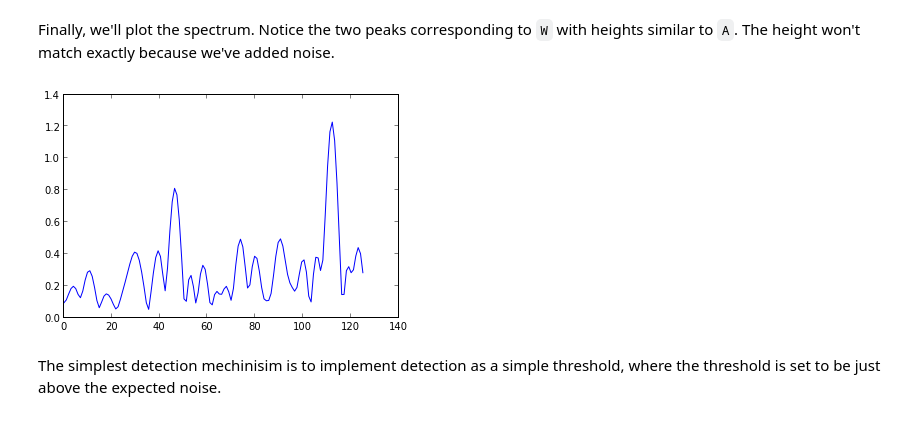
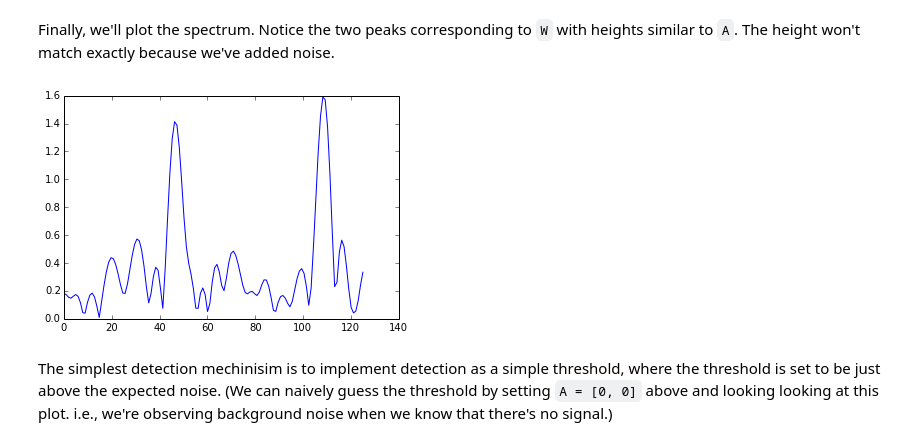
Before and after one commit to tomwhipple/tomwhipple.github.com, a Jupyter notebook: projects/explorations/basic-signal-processing-example.ipynb, the cells around one changed output. Cells and saved outputs as stored; diff of their text form; code cells hidden in the pictures.

```diff
--- a/projects/explorations/basic-signal-processing-example.ipynb
+++ b/projects/explorations/basic-signal-processing-example.ipynb
@@ -30,8 +31,8 @@ t = matrix(linspace(0, t_max, num=F_samp*t_max))
 # %% [markdown]
 Set the amplitude (`A`) and frequecny (`W`) of our example signals.
 # %%
-A = matrix("[.7 .9]")
-W = matrix("[45 136]")
+A = np.matrix("[1.0 1.4]")
+W = np.matrix("[45 106]")
 # %% [markdown]
 Now, construct the signal, including a random noise component. This is the signal that would be observed by the reciever.
 # %%
@@ -48,20 +51,20 @@ Typically, we want to know frequencies of any recieved signals. So, use a fast f
 We'll also normalize so that the reported amplitude (y-axis) is in the correct range.
 # %%
 F_max = nextpow2(F_samp)
-spec = fft(sig, F_max)/(F_samp*t_max)
+spec = np.fft.fft(sig, F_max)/(F_samp*t_max)
 # %% [markdown]
 Create the observed frequency values (x-axis). The Nyquist theorem tells us that the maximum frequency we can observe is half of the sample frequency, so we'll use `F_max/2` as the upper limit.
 # %%
-F_obs = matrix(F_samp/2*linspace(0, 1, F_max/2))
+F_obs = F_samp/2*linspace(0, 1, F_max/2)
 # %% [markdown]
 Also as a consequence of Nyquist, the spectrum returned by the fft is approximately symetric about the y-axis. Typically, we'll only plot the positive half of the graph.
 # %%
-spec_2 = 2*abs( spec[:,0:(F_max/2)] )
+spec_2 = np.squeeze(2*abs( spec[:,0:(F_max/2)] ))
 # %% [markdown]
 Finally, we'll plot the spectrum. Notice the two peaks corresponding to `W` with heights similar to `A`. The height won't match exactly because we've added noise.
 # %%
-plot(F_obs.T, spec_2.T);
+plot(F_obs, spec_2);
 # %% [output]
-[figure, old version]
+[figure, new version]
 # %% [markdown]
-The simplest detection mechinisim is to implement detection as a simple threshold, where the threshold is set to be just above the expected noise.
+The simplest detection mechinisim is to implement detection as a simple threshold, where the threshold is set to be just above the expected noise. (We can naively guess the threshold by setting `A = [0, 0]` above and looking looking at this plot. i.e., we're observing background noise when we know that there's no signal.)
```
Also changed, not shown: parts of 17 cells of this notebook, 18 other files.
